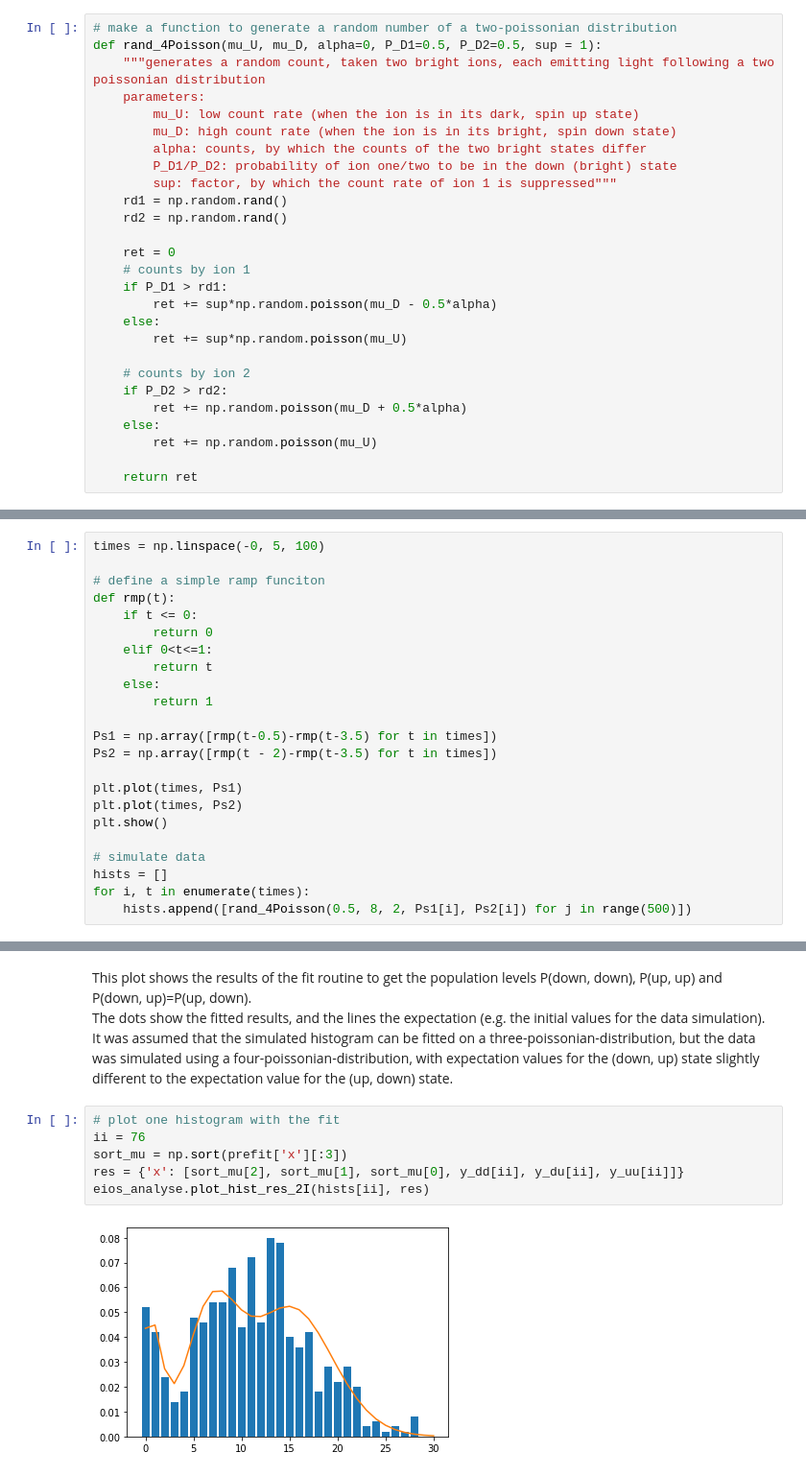
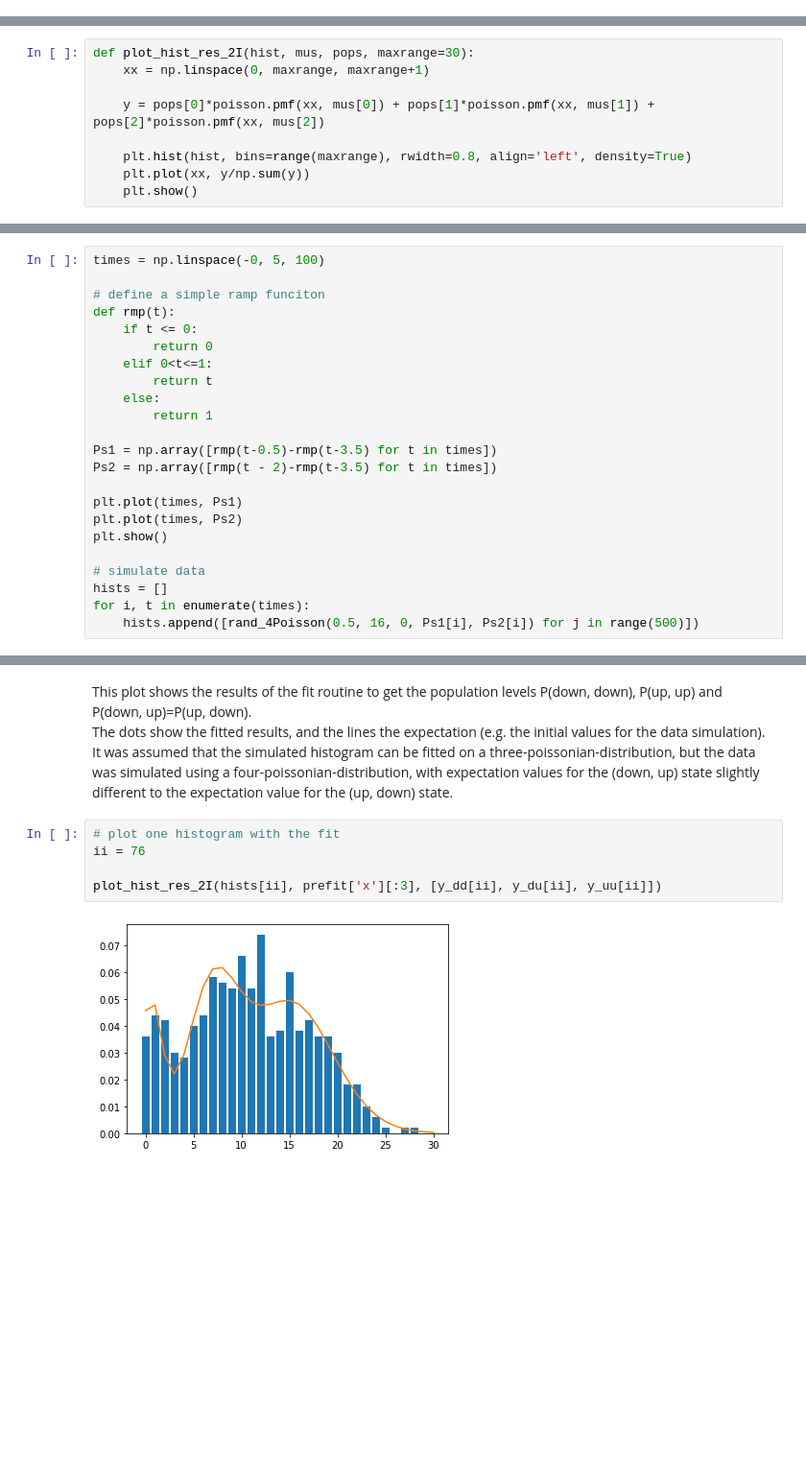
Before and after one commit to R-Thomm/Robin-Master, a Jupyter notebook: two_ion_stuff.ipynb, the cells around one changed output, grey strips where cells are left out. Shown at 96% size. Cells and saved outputs as stored; diff of their text form; blank space fills up the shorter version.

```diff
--- a/two_ion_stuff.ipynb
+++ b/two_ion_stuff.ipynb
@@ -35,35 +35,17 @@ python version: 3.6.9
 number of CPU's: 8
 # %% [markdown]
 # Poisson Fits for two ions
-# %%
-# make a function to generate a random number of a two-poissonian distribution
-def rand_4Poisson(mu_U, mu_D, alpha=0, P_D1=0.5, P_D2=0.5, sup = 1):
-    """generates a random count, taken two bright ions, each emitting light following a two poissonian distribution
-    parameters:
-        mu_U: low count rate (when the ion is in its dark, spin up state)
-        mu_D: high count rate (when the ion is in its bright, spin down state)
-        alpha: counts, by which the counts of the two bright states differ
-        P_D1/P_D2: probability of ion one/two to be in the down (bright) state
-        sup: factor, by which the count rate of ion 1 is suppressed"""
-    rd1 = np.random.rand()
-    rd2 = np.random.rand()
-
-    ret = 0
-    # counts by ion 1
-    if P_D1 > rd1:
-        ret += sup*np.random.poisson(mu_D - 0.5*alpha)
-    else:
-        ret += sup*np.random.poisson(mu_U)
-
-    # counts by ion 2
-    if P_D2 > rd2:
-        ret += np.random.poisson(mu_D + 0.5*alpha)
-    else:
-        ret += np.random.poisson(mu_U)
-
-    return ret
 # %% [markdown]
 ## define poisson fit functions (equivalent funcitons to the ones for one ion in eios_analyse)
+# %%
+def plot_hist_res_2I(hist, mus, pops, maxrange=30):
+    xx = np.linspace(0, maxrange, maxrange+1)
+
+    y = pops[0]*poisson.pmf(xx, mus[0]) + pops[1]*poisson.pmf(xx, mus[1]) + pops[2]*poisson.pmf(xx, mus[2])
+
+    plt.hist(hist, bins=range(maxrange), rwidth=0.8, align='left', density=True)
+    plt.plot(xx, y/np.sum(y))
+    plt.show()
 # %%
 def mLL_2I(data, mu_dd, mu_du, mu_uu, p_dd, p_du, p_uu):
     """returns the negative log likelihood functin of a two-poissonian distribution with:
@@ -230,7 +250,7 @@ plt.show()
 # simulate data
 hists = []
 for i, t in enumerate(times):
-    hists.append([rand_4Poisson(0.5, 8, 2, Ps1[i], Ps2[i]) for j in range(500)])
+    hists.append([rand_4Poisson(0.5, 16, 0, Ps1[i], Ps2[i]) for j in range(500)])
 # %% [output]
 [figure]
 # %%
@@ -274,10 +294,9 @@ The dots show the fitted results, and the lines the expectation (e.g. the initia
 # %%
 # plot one histogram with the fit
 ii = 76
-sort_mu = np.sort(prefit['x'][:3])
-res = {'x': [sort_mu[2], sort_mu[1], sort_mu[0], y_dd[ii], y_du[ii], y_uu[ii]]}
-eios_analyse.plot_hist_res_2I(hists[ii], res)
+
+plot_hist_res_2I(hists[ii], prefit['x'][:3], [y_dd[ii], y_du[ii], y_uu[ii]])
 # %% [output]
-[figure, old version]
+[figure, new version]
 # %%
 # simulate MW Flop
```
Also changed, not shown: parts of 9 cells of this notebook, 6 other files.
